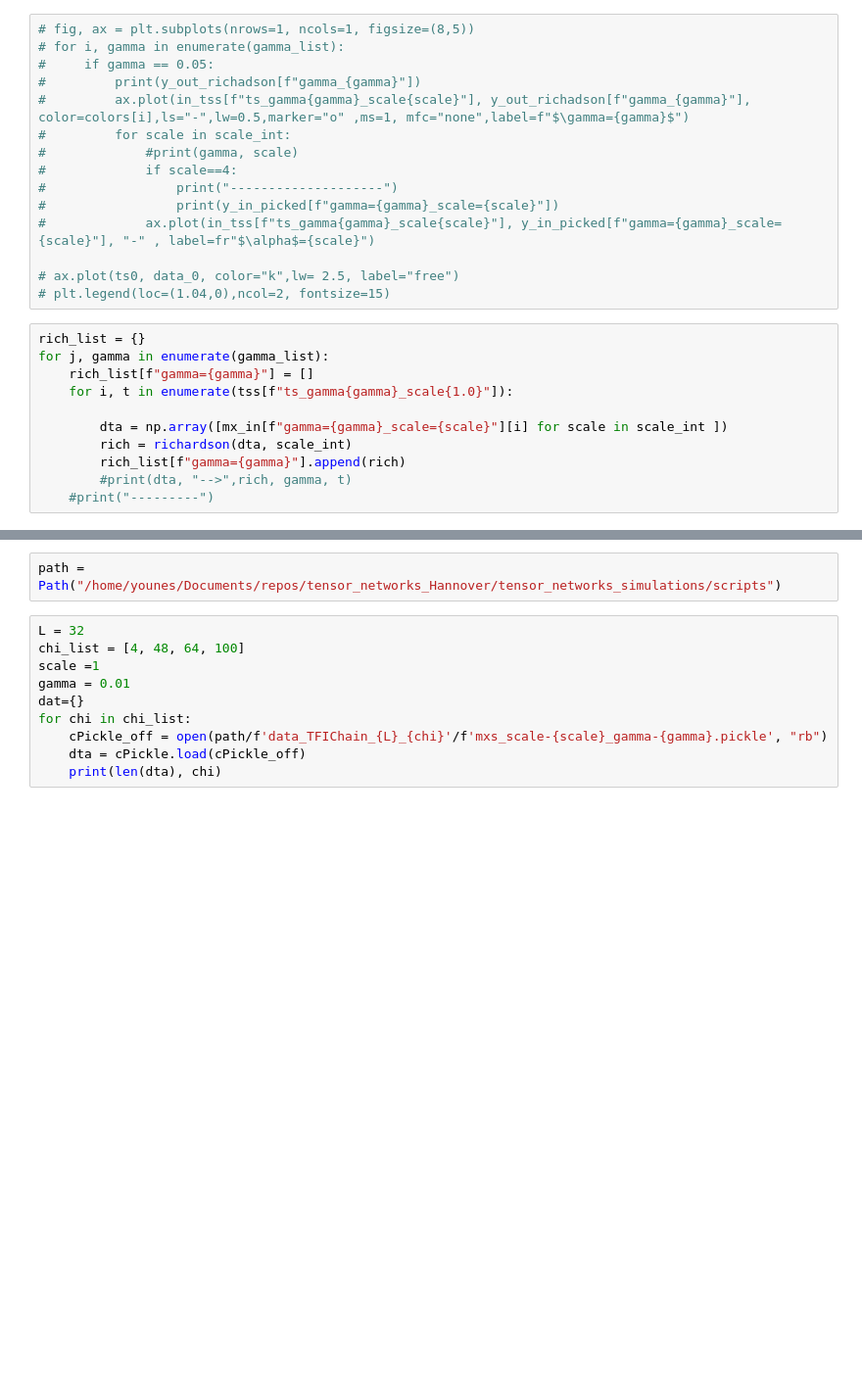
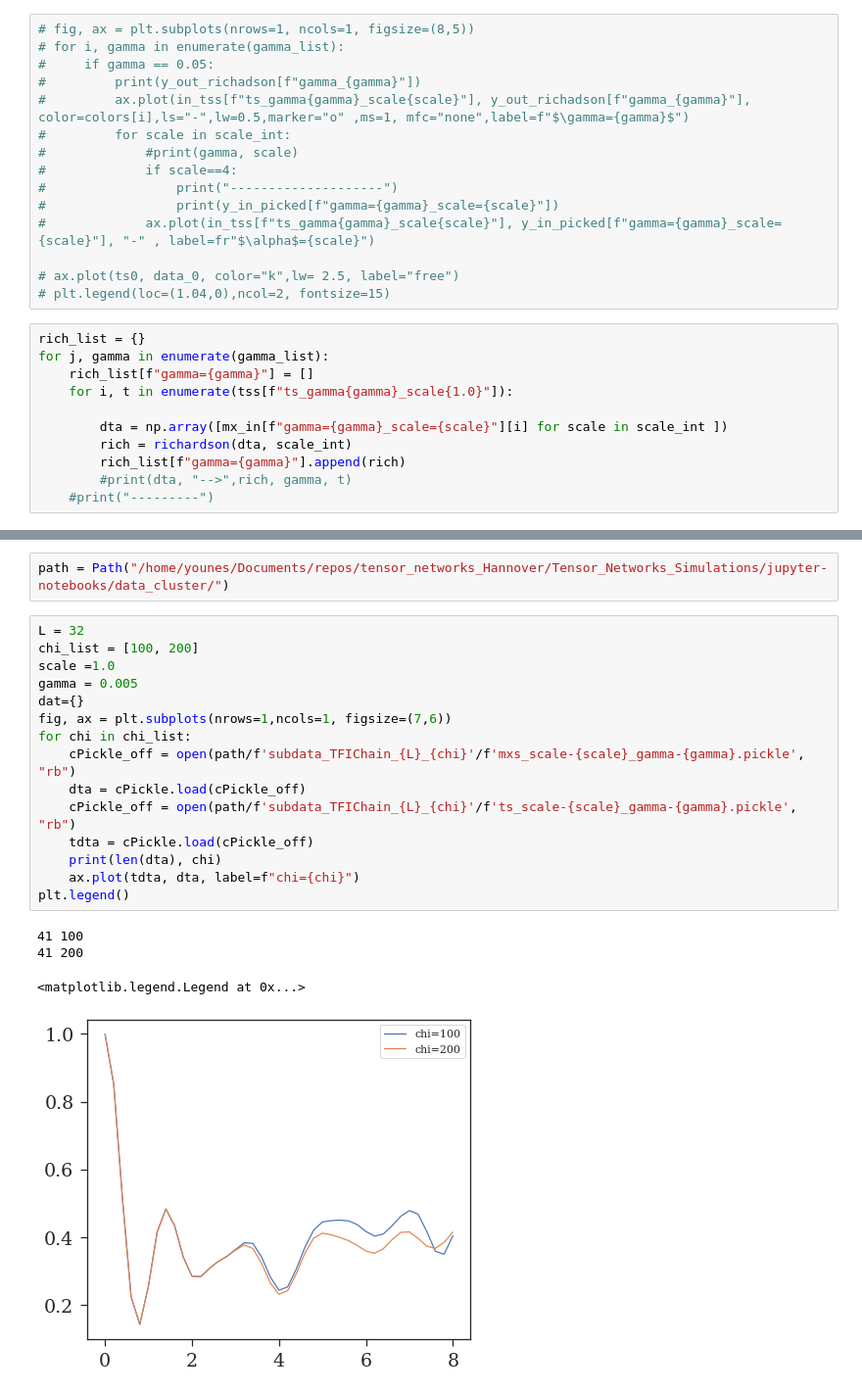
Before and after one commit to y-javanmard/Tensor_Networks_Simulations, a Jupyter notebook: jupyter-notebooks/ZNE-analyse.ipynb, the cells around one changed output, grey strips where cells are left out. Shown at 98% size. Cells and saved outputs as stored; diff of their text form; blank space fills up the shorter version.

```diff
--- a/jupyter-notebooks/ZNE-analyse.ipynb
+++ b/jupyter-notebooks/ZNE-analyse.ipynb
@@ -325,12 +366,22 @@ for i in range(total_steps+1):
 # %%
-path = Path("/home/younes/Documents/repos/tensor_networks_Hannover/tensor_networks_simulations/scripts")
+path = Path("/home/younes/Documents/repos/tensor_networks_Hannover/Tensor_Networks_Simulations/jupyter-notebooks/data_cluster/")
-# %%
-L = 32
-chi_list = [4, 48, 64, 100]
-scale =1
-gamma = 0.01
-dat={}
-for chi in chi_list:
-    cPickle_off = open(path/f'data_TFIChain_{L}_{chi}'/f'mxs_scale-{scale}_gamma-{gamma}.pickle', "rb")
-    dta = cPickle.load(cPickle_off)
-    print(len(dta), chi)
+# %%
+L = 32
+chi_list = [100, 200]
+scale =1.0
+gamma = 0.005
+dat={}
+fig, ax = plt.subplots(nrows=1,ncols=1, figsize=(7,6))
+for chi in chi_list:
+    cPickle_off = open(path/f'subdata_TFIChain_{L}_{chi}'/f'mxs_scale-{scale}_gamma-{gamma}.pickle', "rb")
+    dta = cPickle.load(cPickle_off)
+    cPickle_off = open(path/f'subdata_TFIChain_{L}_{chi}'/f'ts_scale-{scale}_gamma-{gamma}.pickle', "rb")
+    tdta = cPickle.load(cPickle_off)
+    print(len(dta), chi)
+    ax.plot(tdta, dta, label=f"chi={chi}")
+plt.legend()
+# %% [output]
+41 100
+41 200
+<matplotlib.legend.Legend at 0x...>
+[figure, added]
```
Also changed, not shown: parts of 6 cells of this notebook, 6 other files.
